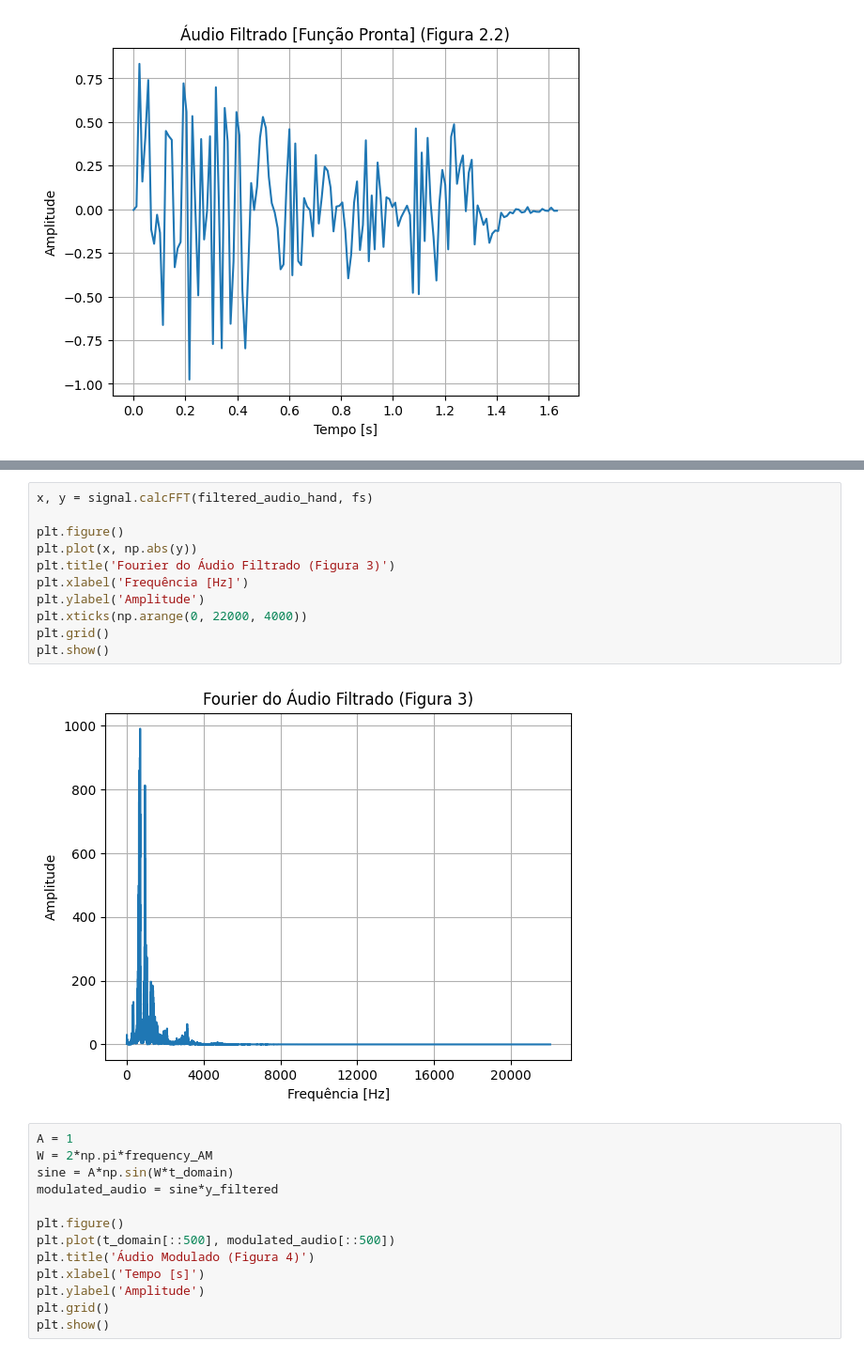
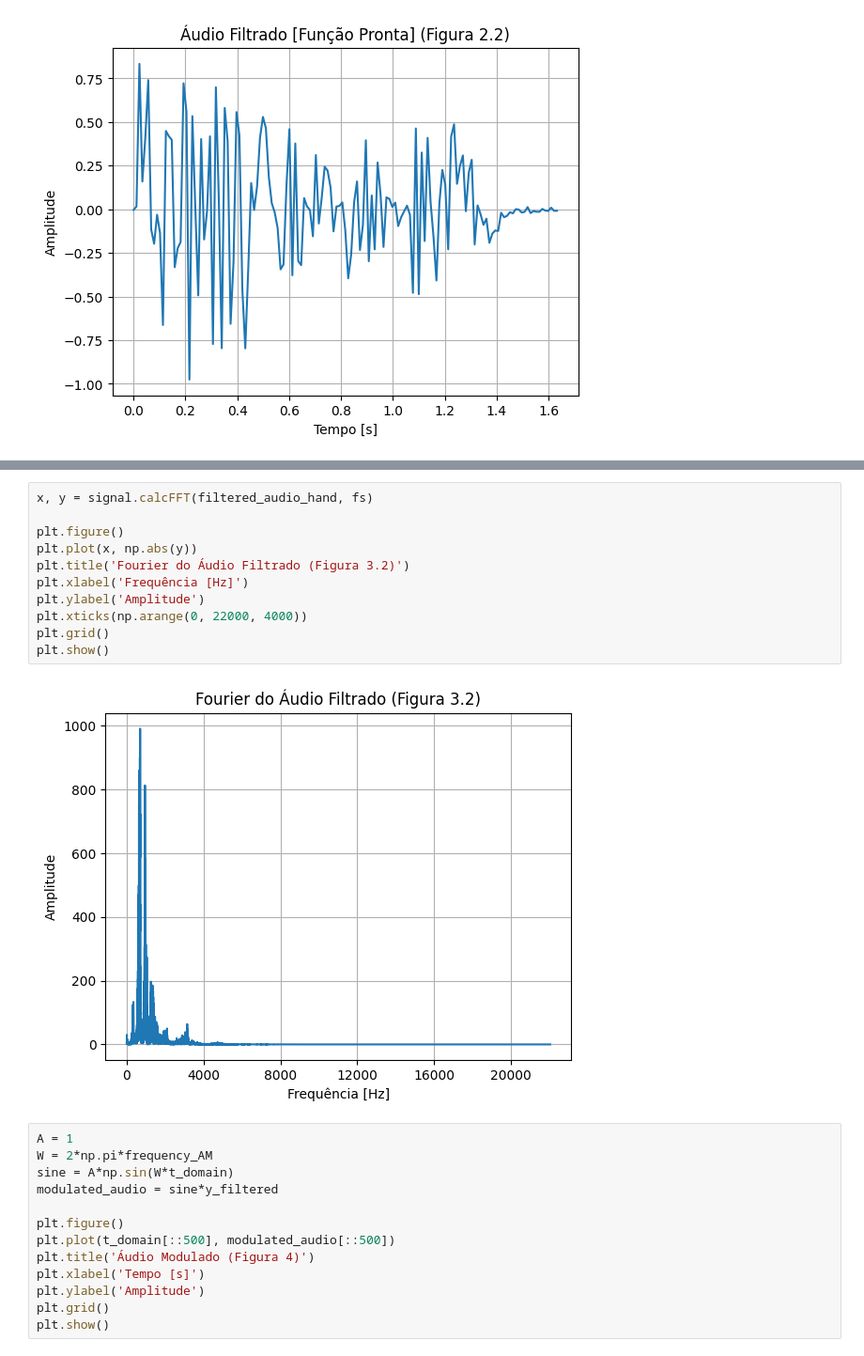
Before and after one commit to DeLucca990/CamadasFis, a Jupyter notebook: Projeto8/encoder.ipynb, the cells around one changed output, grey strips where cells are left out. Shown at 94% size. Drawn from its saved outputs; the diff is of its cells as text.

```diff
--- a/Projeto8/encoder.ipynb
+++ b/Projeto8/encoder.ipynb
@@ -75,16 +88,16 @@ plt.show()
 # %%
 x, y = signal.calcFFT(filtered_audio_hand, fs)
 
 plt.figure()
 plt.plot(x, np.abs(y))
-plt.title('Fourier do Áudio Filtrado (Figura 3)')
+plt.title('Fourier do Áudio Filtrado (Figura 3.2)')
 plt.xlabel('Frequência [Hz]')
 plt.ylabel('Amplitude')
 plt.xticks(np.arange(0, 22000, 4000))
 plt.grid()
 plt.show()
 # %% [output]
-[figure, old version]
+[figure, new version]
 # %%
 A = 1
 W = 2*np.pi*frequency_AM
```
Also changed, not shown: parts of 2 cells of this notebook, 1 other file.
